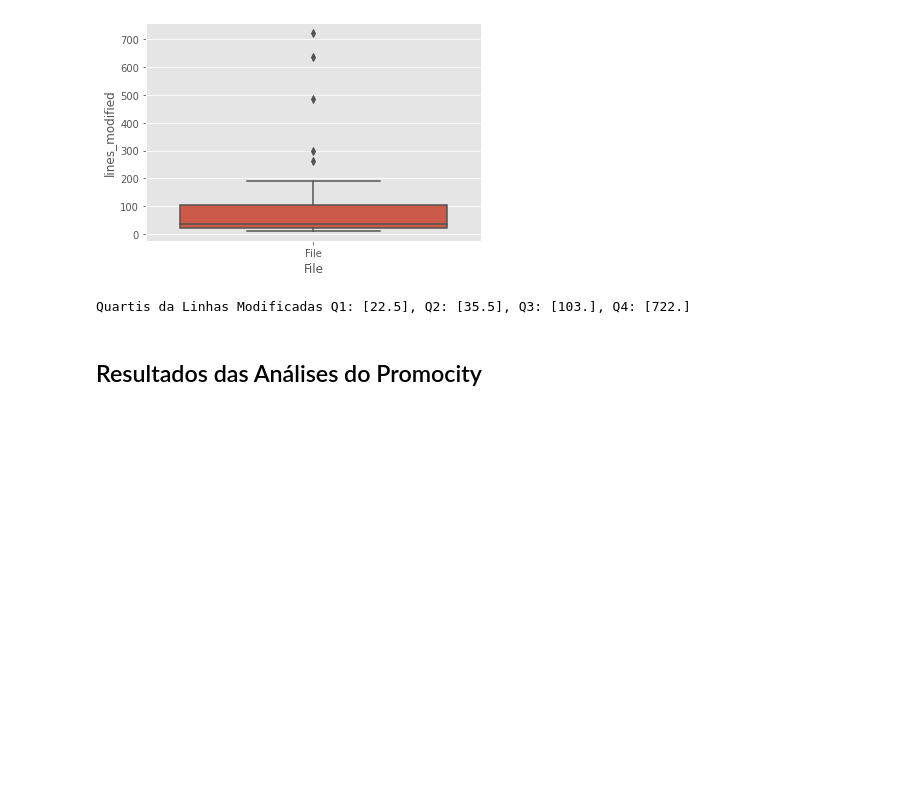
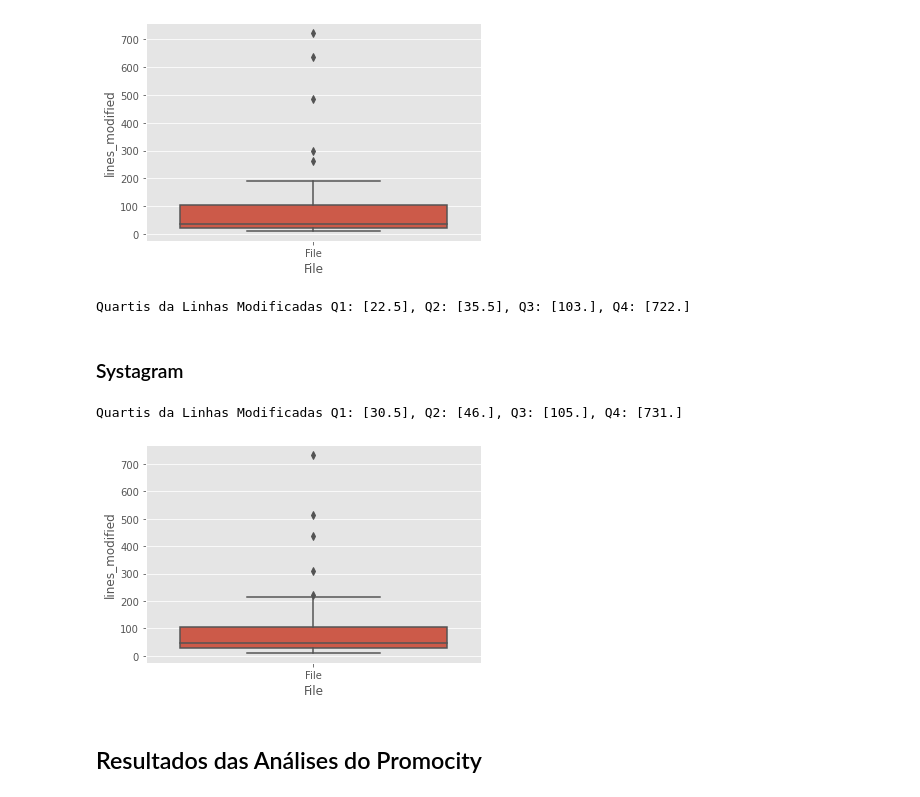
Before and after one commit to mining-software-repositories/treinamento, a Jupyter notebook: handson3.ipynb, the cells around one changed output. Cells and saved outputs as stored; diff of their text form; code cells hidden in the pictures; blank space fills up the shorter version.

```diff
--- a/handson3.ipynb
+++ b/handson3.ipynb
@@ -364,6 +423,16 @@ lm_q1_2, lm_q2_2, lm_q3_2, lm_q4_2 = get_quartiles_lines_modified(df_boxplot_lm_
 print(f'Quartis da Linhas Modificadas Q1: {lm_q1_2}, Q2: {lm_q2_2}, Q3: {lm_q3_2}, Q4: {lm_q4_2}')
 # %% [output]
 Quartis da Linhas Modificadas Q1: [22.5], Q2: [35.5], Q3: [103.], Q4: [722.]
+# %% [markdown]
+### Systagram
+# %%
+df_boxplot_lm_3 = generate_box_plot_lines_modified(df_fc_ml_3)
+
+lm_q1_3, lm_q2_3, lm_q3_3, lm_q4_3 = get_quartiles_lines_modified(df_boxplot_lm_3)
+print(f'Quartis da Linhas Modificadas Q1: {lm_q1_3}, Q2: {lm_q2_3}, Q3: {lm_q3_3}, Q4: {lm_q4_3}')
+# %% [output]
+Quartis da Linhas Modificadas Q1: [30.5], Q2: [46.], Q3: [105.], Q4: [731.]
+[figure, added]
 # %% [markdown]
 ## Resultados das Análises do Promocity
 # %%
```
Also changed, not shown: parts of 25 cells of this notebook.
